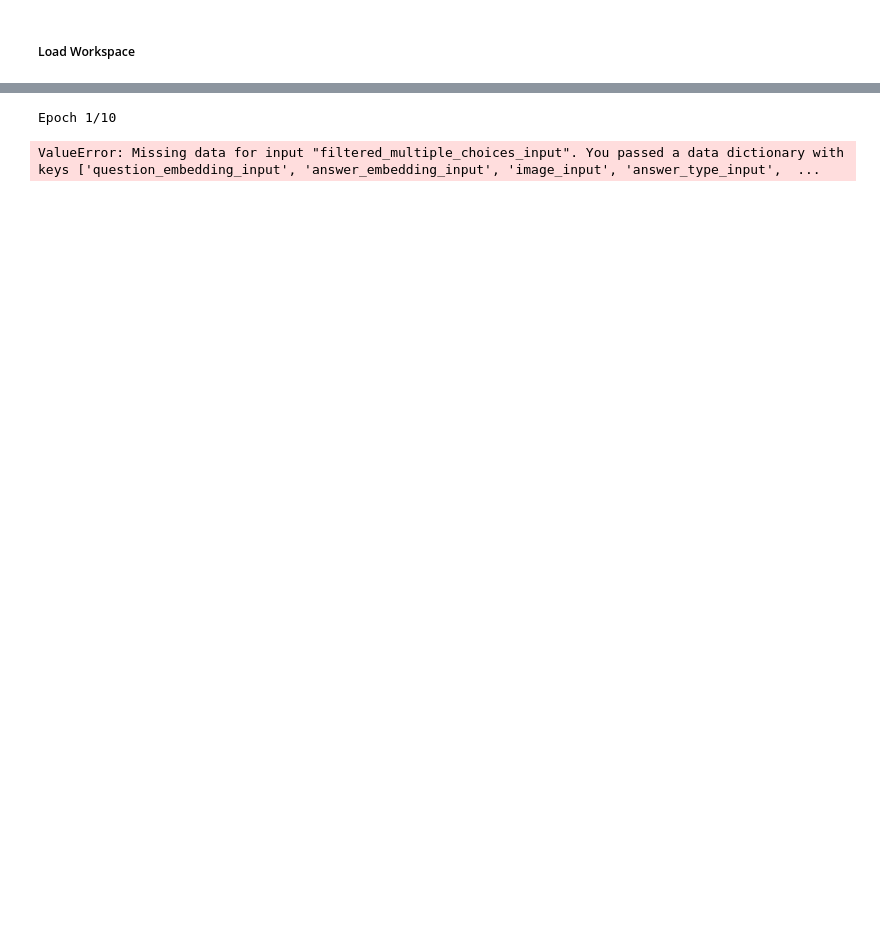
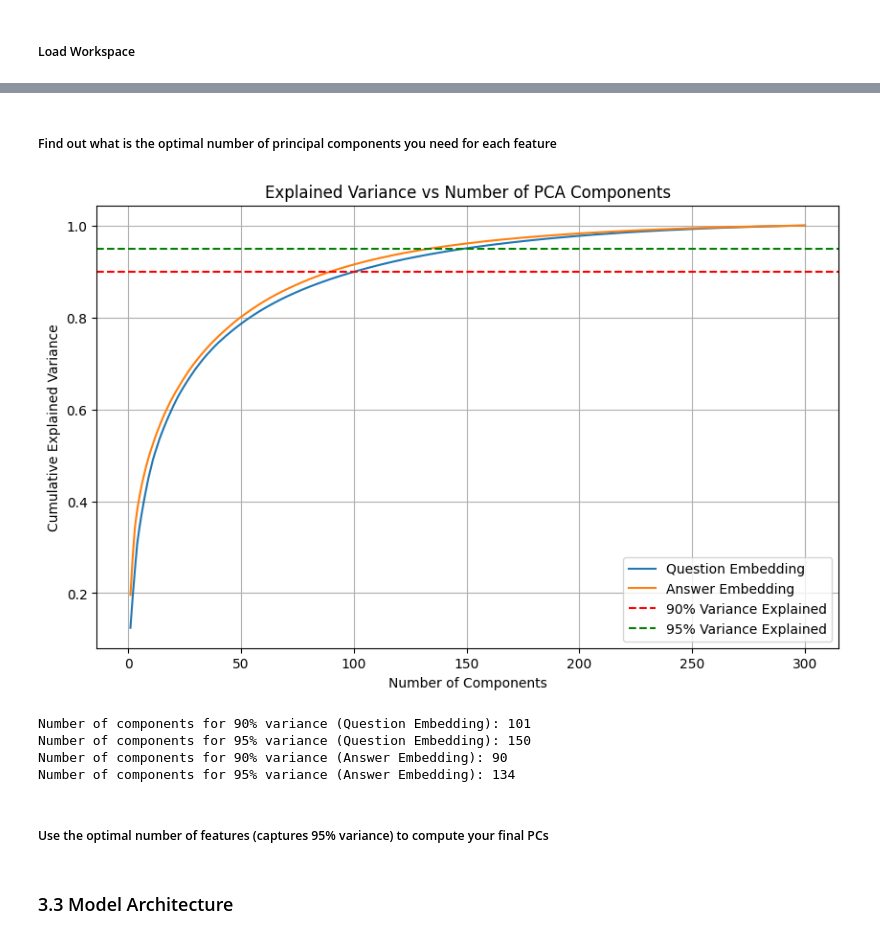
Before and after one commit to nilanahar/MMAI_894_DeepLearning_Project_TeamRosedale, a Jupyter notebook: MMAI_894_Team_Project.ipynb, the cells around one changed output, grey strips where cells are left out. Saved outputs shown, nothing was run; the diff lists cells and outputs as text; code cells hidden in the pictures; blank space fills up the shorter version.

Commit message:
Updated training pieces

```diff
--- a/MMAI_894_Team_Project.ipynb
+++ b/MMAI_894_Team_Project.ipynb
@@ -512,8 +608,8 @@ joblib.dump(df_valid, "/content/drive/MyDrive/Colab Notebooks/894/Validation/(2)
 # %% [markdown]
 ##### Load Workspace
 # %%
-df_train = joblib.load("/content/drive/MyDrive/Colab Notebooks/894/Training/(2)_dfTrain_2.2.joblib")
-df_valid = joblib.load("/content/drive/MyDrive/Colab Notebooks/894/Validation/(2)_dfValid_2.2.joblib")
+df_train = joblib.load("/content/drive/MyDrive/Colab Notebooks/894/Training/(2)_dfTrain_w2v_2.2.joblib")
+df_valid = joblib.load("/content/drive/MyDrive/Colab Notebooks/894/Validation/(2)_dfValid_w2v_2.2.joblib")
 
 df_train.head()
 # %% [output]
@@ -654,5 +661,2 @@ valid_labels = pd.get_dummies(df_valid['target_answer']).values
-# %%
-history = model.fit(train_inputs, train_labels, validation_data=(valid_inputs, valid_labels), epochs=10, batch_size=32)
-# %% [output]
-Epoch 1/10
-ValueError: Missing data for input "filtered_multiple_choices_input". You passed a data dictionary with keys ['question_embedding_input', 'answer_embedding_input', 'image_input', 'answer_type_input',  ...
+# %% [markdown]
+##### Find out what is the optimal number of principal components you need for each feature
@@ -658,0 +698,45 @@ ValueError: Missing data for input "filtered_multiple_choices_input". You passed
+# %%
+# prompt: do the same pca above to questions and answers embedding
+
+# Calculate explained variance for question embedding
+pca_question_full = PCA().fit(np.vstack(df_train['question_embedding'].values))
+explained_variance_ratio_question = np.cumsum(pca_question_full.explained_variance_ratio_)
+
+# Calculate explained variance for answer embedding
+pca_answer_full = PCA().fit(np.vstack(df_train['answer_embedding'].values))
+explained_variance_ratio_answer = np.cumsum(pca_answer_full.explained_variance_ratio_)
+
+
+# Plot cumulative explained variance for question and answer embeddings
+plt.figure(figsize=(10, 6))
+plt.plot(np.arange(1, len(explained_variance_ratio_question) + 1), explained_variance_ratio_question, label='Question Embedding')
+plt.plot(np.arange(1, len(explained_variance_ratio_answer) + 1), explained_variance_ratio_answer, label='Answer Embedding')
+plt.xlabel('Number of Components')
+plt.ylabel('Cumulative Explained Variance')
+plt.title('Explained Variance vs Number of PCA Components')
+plt.axhline(y=0.90, color='r', linestyle='--', label='90% Variance Explained')
+plt.axhline(y=0.95, color='g', linestyle='--', label='95% Variance Explained')
+plt.legend()
+plt.grid(True)
+plt.show()
+
+# Determine the number of components for 90% and 95% explained variance
+n_components_question_90 = np.argmax(explained_variance_ratio_question >= 0.90) + 1
+n_components_question_95 = np.argmax(explained_variance_ratio_question >= 0.95) + 1
+
+n_components_answer_90 = np.argmax(explained_variance_ratio_answer >= 0.90) + 1
+n_components_answer_95 = np.argmax(explained_variance_ratio_answer >= 0.95) + 1
+
+
+print(f"Number of components for 90% variance (Question Embedding): {n_components_question_90}")
+print(f"Number of components for 95% variance (Question Embedding): {n_components_question_95}")
+print(f"Number of components for 90% variance (Answer Embedding): {n_components_answer_90}")
+print(f"Number of components for 95% variance (Answer Embedding): {n_components_answer_95}")
+# %% [output]
+[figure, added]
+Number of components for 90% variance (Question Embedding): 101
+Number of components for 95% variance (Question Embedding): 150
+Number of components for 90% variance (Answer Embedding): 90
+Number of components for 95% variance (Answer Embedding): 134
+# %% [markdown]
+##### Use the optimal number of features (captures 95% variance) to compute your final PCs
@@ -658,0 +768,2 @@ ValueError: Missing data for input "filtered_multiple_choices_input". You passed
+# %% [markdown]
+### 3.3 Model Architecture
```
Also changed, not shown: parts of 32 cells of this notebook.
